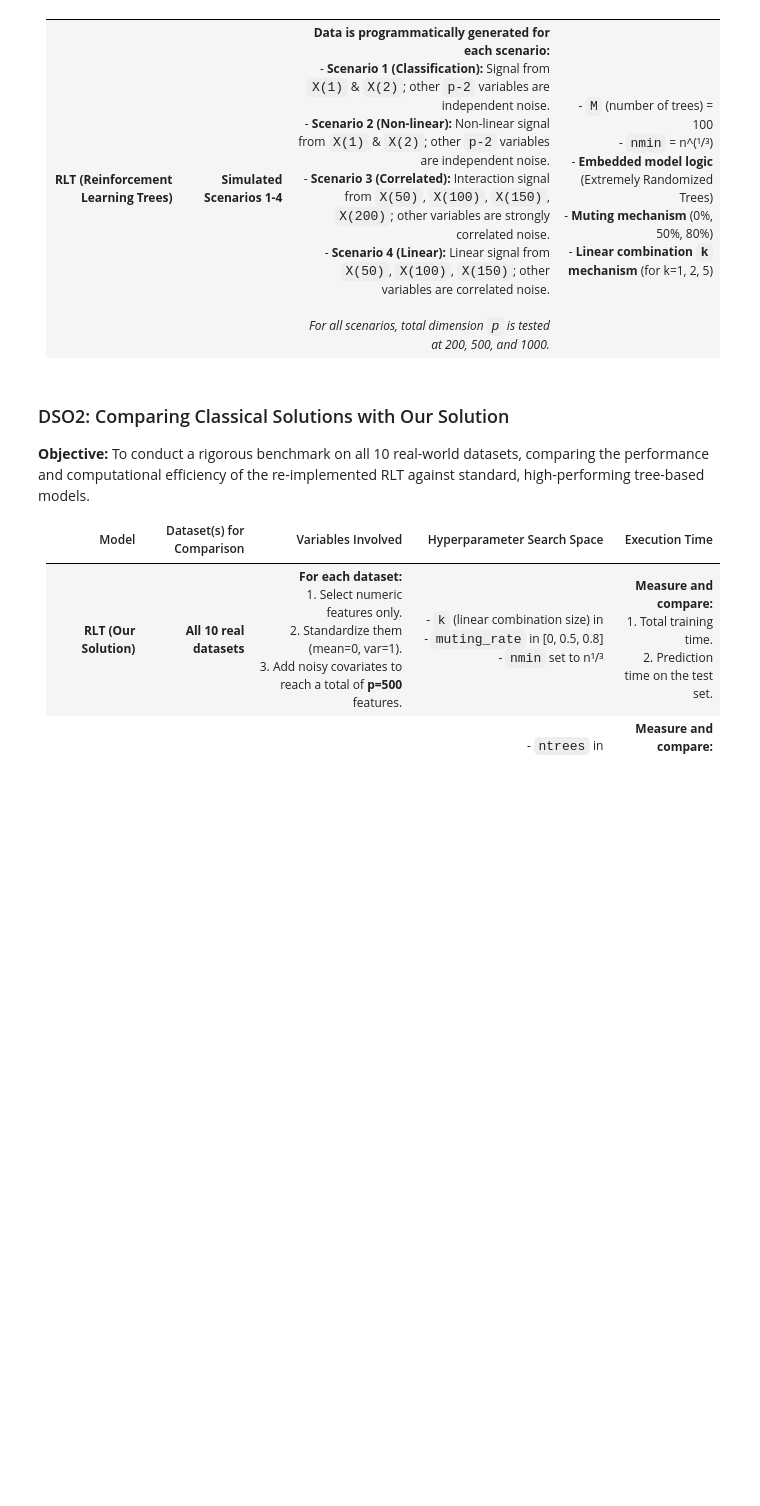
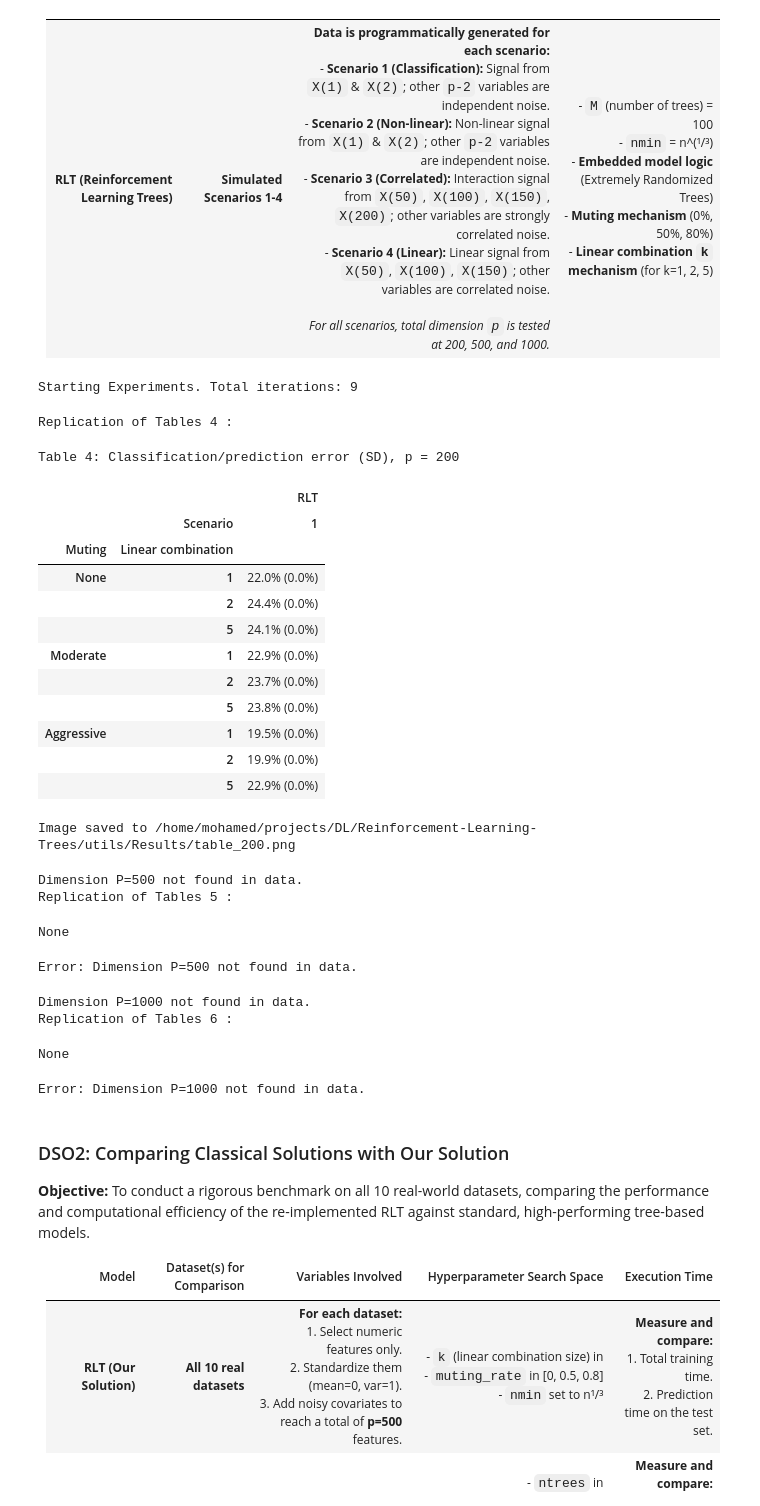
Before and after one commit to mohamedkhayat/Reinforcement-Learning-Trees, a Jupyter notebook: notebooks/notebook.ipynb, the cells around one changed output. Cells and saved outputs as stored; diff of their text form; code cells hidden in the pictures; blank space fills up the shorter version.

```diff
--- a/notebooks/notebook.ipynb
+++ b/notebooks/notebook.ipynb
@@ -185,3 +294,48 @@ This phase is the core of the project. We implement RLT and add the extensions r
+# %%
+df_raw_results = run_rlt_experiments(n_repeats=1)
+# %% [output]
+Starting Experiments. Total iterations: 9
+# %%
+final_paper_table_4 = format_table(df_raw_results, 200)
+print("Replication of Tables 4 :")
+display(final_paper_table_4)
+save_df_as_image(df_raw_results, project_root + "/utils/Results", 200)
+# %% [output]
+Replication of Tables 4 :
+Table 4: Classification/prediction error (SD), p = 200
+|  |  | RLT |
+|  | Scenario | 1 |
+| Muting | Linear combination |  |
+| None | 1 | 22.0% (0.0%) |
+|  | 2 | 24.4% (0.0%) |
+|  | 5 | 24.1% (0.0%) |
+| Moderate | 1 | 22.9% (0.0%) |
+|  | 2 | 23.7% (0.0%) |
+|  | 5 | 23.8% (0.0%) |
+| Aggressive | 1 | 19.5% (0.0%) |
+|  | 2 | 19.9% (0.0%) |
+|  | 5 | 22.9% (0.0%) |
+Image saved to /home/mohamed/projects/DL/Reinforcement-Learning-Trees/utils/Results/table_200.png
+# %%
+final_paper_table_5 = format_table(df_raw_results, 500)
+print("Replication of Tables 5 :")
+display(final_paper_table_5)
+save_df_as_image(df_raw_results, project_root + "/utils/Results", 500)
+# %% [output]
+Dimension P=500 not found in data.
+Replication of Tables 5 :
+None
+Error: Dimension P=500 not found in data.
+# %%
+final_paper_table_6 = format_table(df_raw_results, 1000)
+print("Replication of Tables 6 :")
+display(final_paper_table_6)
+save_df_as_image(df_raw_results, project_root + "/utils/Results", 1000)
+# %% [output]
+Dimension P=1000 not found in data.
+Replication of Tables 6 :
+None
+Error: Dimension P=1000 not found in data.
 # %% [markdown]
 ### DSO2: Comparing Classical Solutions with Our Solution
 
```
Also changed, not shown: parts of 6 cells of this notebook, 1 other file.
